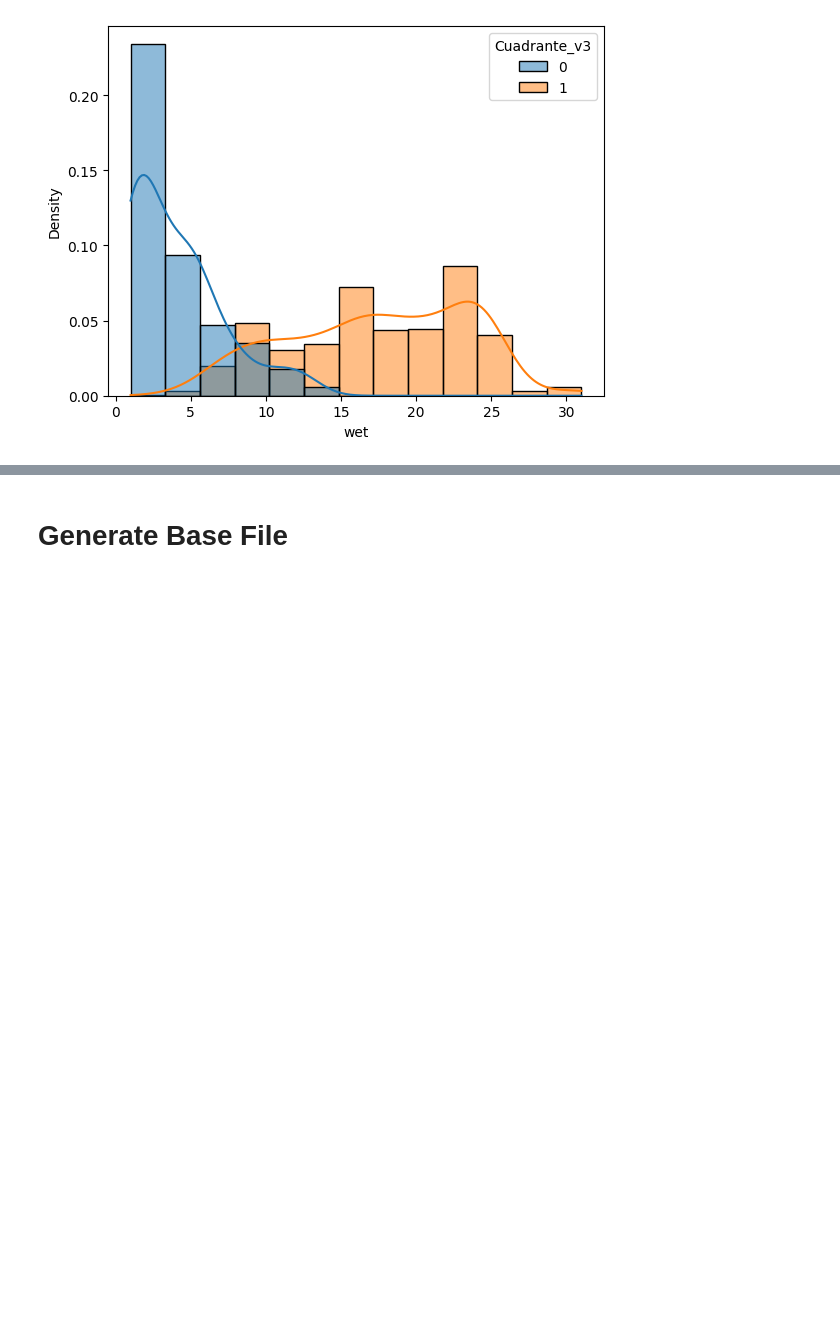
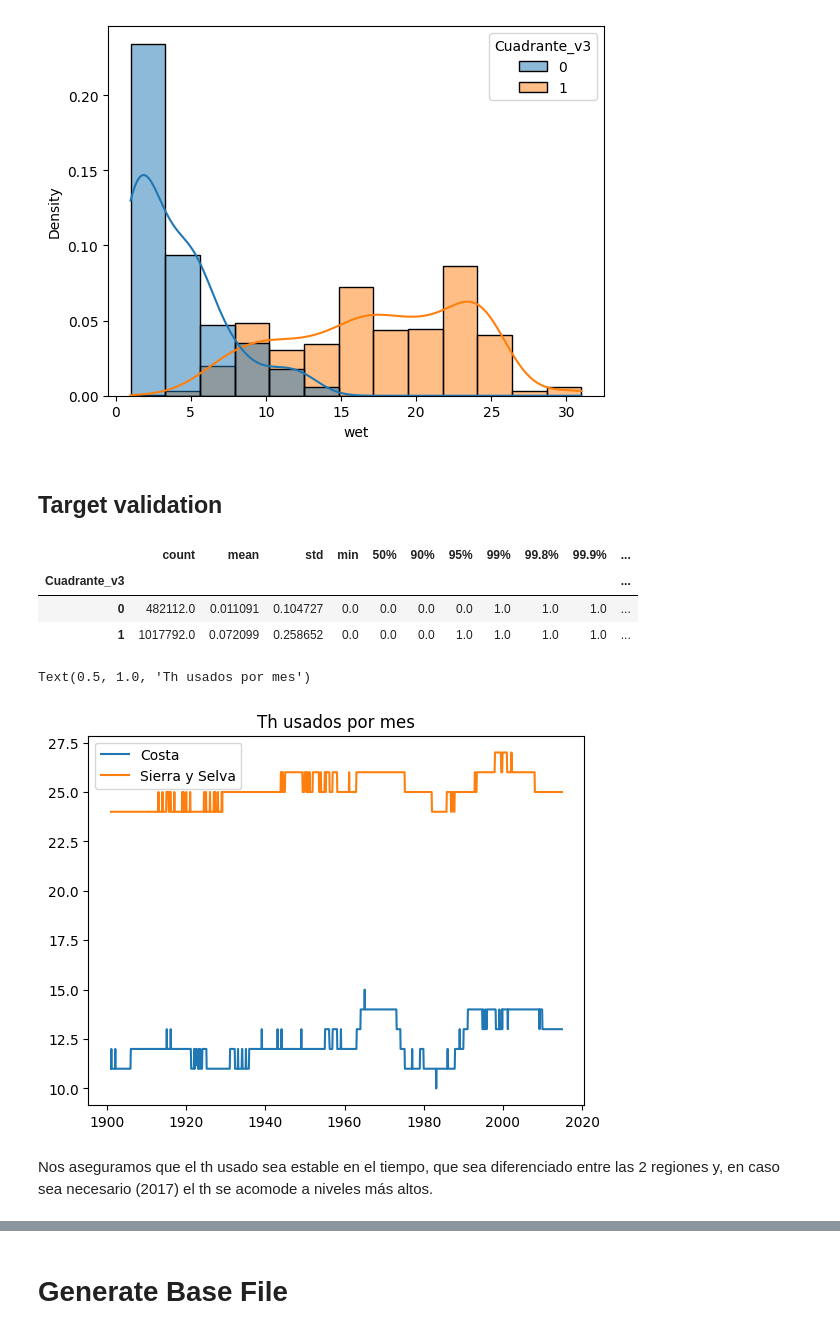
Before and after one commit to gabodabo-uno/DLA2501---Deep-Learning-Avanzado, a Jupyter notebook: Flood forecasting/3. Programas/02_Save_Gridded_TimeSeries.ipynb, the cells around one changed output, grey strips where cells are left out. Saved outputs shown, nothing was run; the diff lists cells and outputs as text; code cells hidden in the pictures; blank space fills up the shorter version.

Commit message:
Creamos el target y realizamos validaciones

```diff
--- a/Flood forecasting/3. Programas/02_Save_Gridded_TimeSeries.ipynb
+++ b/Flood forecasting/3. Programas/02_Save_Gridded_TimeSeries.ipynb
@@ -751,3 +730,11 @@ sns.histplot(data=consol_df[consol_df['CODMES']==202412], x='wet', hue='Cuadrant
 # %% [output]
 <Axes: xlabel='wet', ylabel='Density'>
 [figure]
+# %%
+wind_size_yr = 10
+min_codmes = consol_df['CODMES'].min()
+max_codmes = consol_df['CODMES'].max()
+# %%
+consol_df_bk = consol_df.copy()
+# %%
+consol_df = consol_df_bk.copy()
@@ -753,0 +787,23 @@ sns.histplot(data=consol_df[consol_df['CODMES']==202412], x='wet', hue='Cuadrant
+# %% [markdown]
+## Target validation
+# %%
+consol_df.groupby(['Cuadrante_v3'])['mi_Y'].describe(percentiles=[0.9,0.95, 0.99, 0.998, 0.999])
+# %% [output]
+|  | count | mean | std | min | 50% | 90% | 95% | 99% | 99.8% | 99.9% | ... |
+| Cuadrante_v3 |  |  |  |  |  |  |  |  |  |  | ... |
+| 0 | 482112.0 | 0.011091 | 0.104727 | 0.0 | 0.0 | 0.0 | 0.0 | 1.0 | 1.0 | 1.0 | ... |
+| 1 | 1017792.0 | 0.072099 | 0.258652 | 0.0 | 0.0 | 0.0 | 1.0 | 1.0 | 1.0 | 1.0 | ... |
+# %%
+guardado_ths['CODMES_DESDE_D'] = pd.to_datetime(guardado_ths['CODMES_DESDE'], format='%Y%m')
+guardado_ths['CODMES_HASTA_D'] = pd.to_datetime(guardado_ths['CODMES_HASTA'], format='%Y%m')
+# %%
+fig, ax = plt.subplots()
+ax.plot(guardado_ths[guardado_ths['Cuadrante_v3']==0]['CODMES_DESDE_D'], guardado_ths[guardado_ths['Cuadrante_v3']==0]['_th'], label='Costa')
+ax.plot(guardado_ths[guardado_ths['Cuadrante_v3']==1]['CODMES_DESDE_D'], guardado_ths[guardado_ths['Cuadrante_v3']==1]['_th'], label='Sierra y Selva')
+ax.legend()
+plt.title('Th usados por mes')
+# %% [output]
+Text(0.5, 1.0, 'Th usados por mes')
+[figure, added]
+# %% [markdown]
+Nos aseguramos que el th usado sea estable en el tiempo, que sea diferenciado entre las 2 regiones y, en caso sea necesario (2017) el th se acomode a niveles más altos.
```
Also changed, not shown: parts of 15 cells of this notebook, 1 other file.
